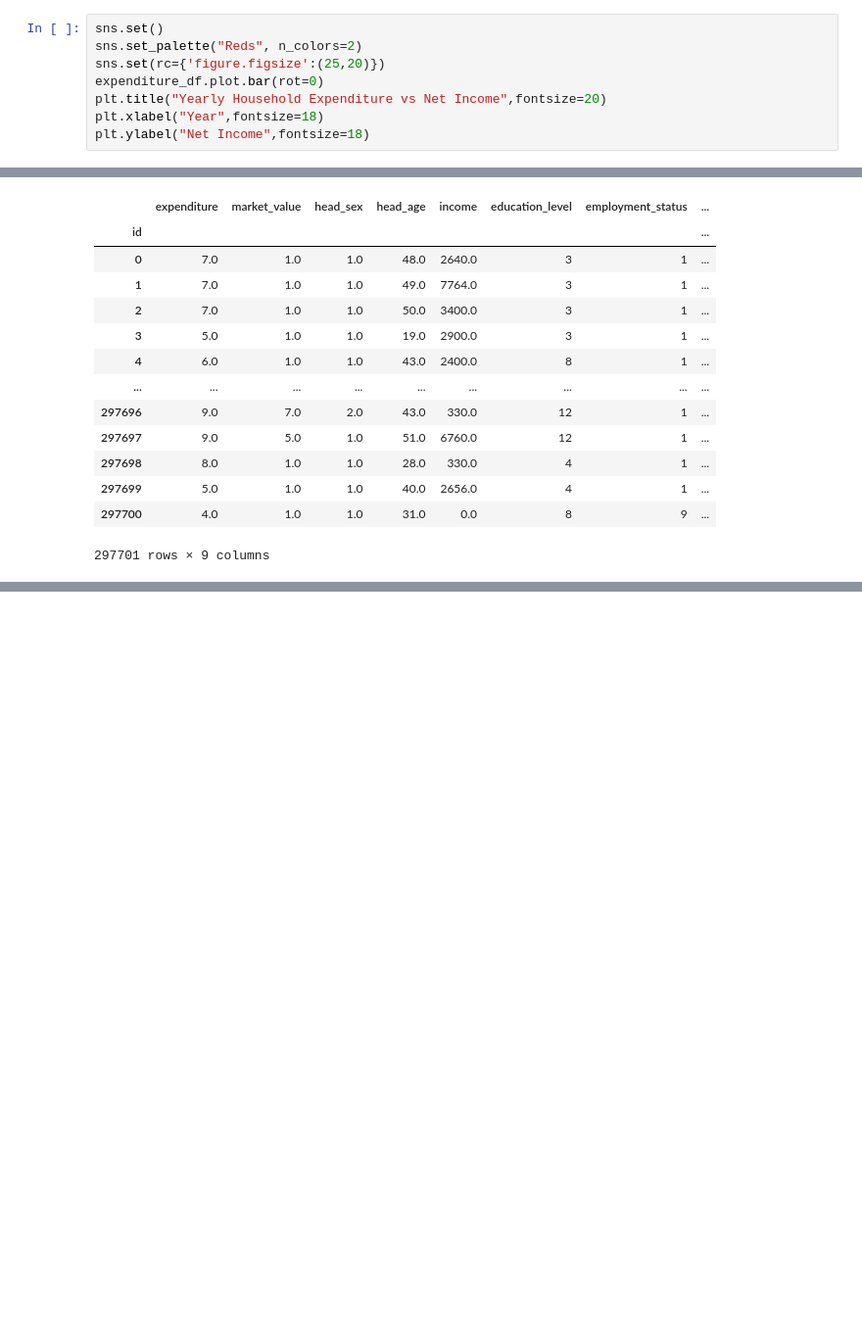
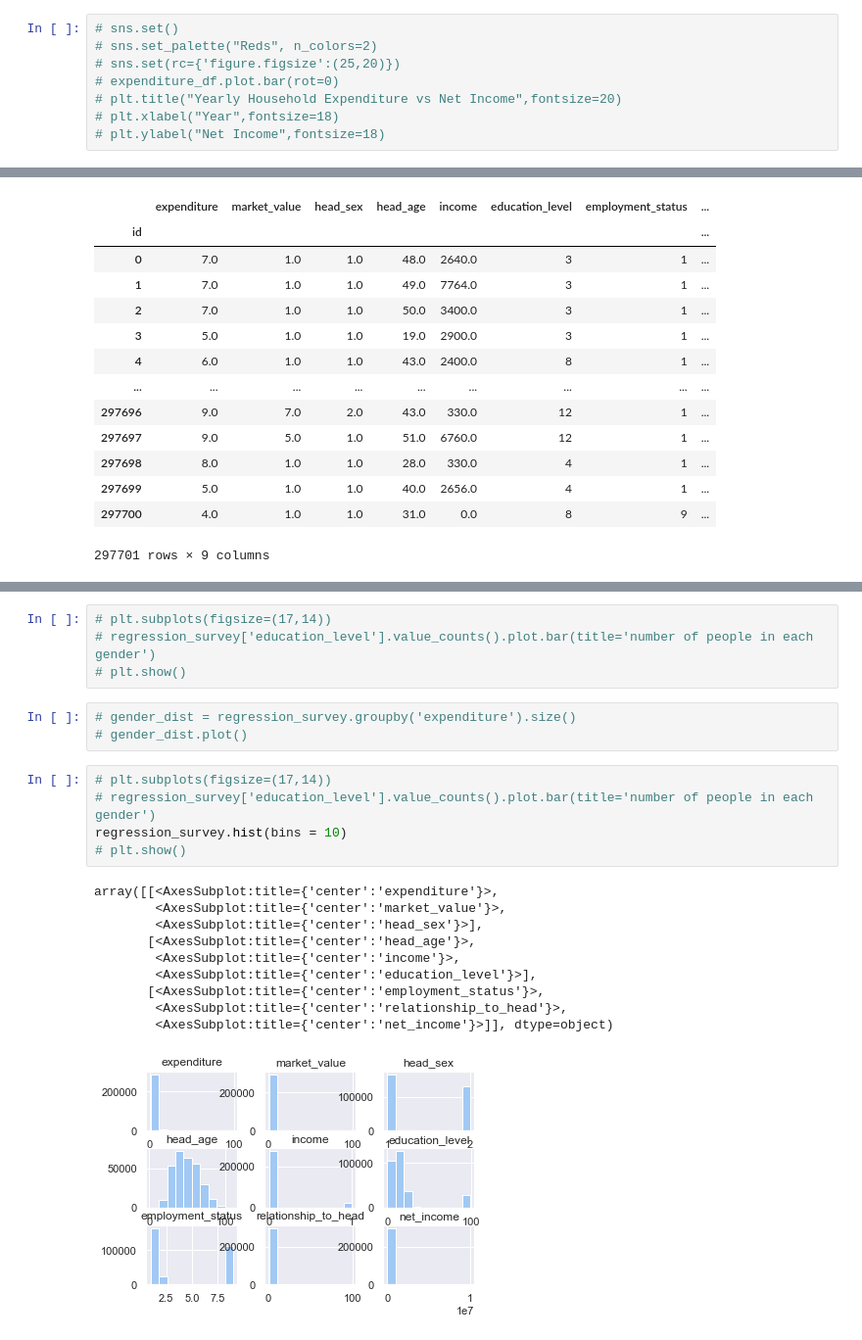
Before and after one commit to Five-Tackle-One/DAE-Mini-Project, a Jupyter notebook: General House Survey.ipynb, the cells around one changed output, grey strips where cells are left out. Shown at 98% size. Saved outputs shown, nothing was run; the diff lists cells and outputs as text; blank space fills up the shorter version.

```diff
--- a/General House Survey.ipynb
+++ b/General House Survey.ipynb
@@ -421,8 +468,8 @@ Text(0, 0.5, 'Mean Net Income')
 # %%
-sns.set()
-sns.set_palette("Reds", n_colors=2)
-sns.set(rc={'figure.figsize':(25,20)})
-expenditure_df.plot.bar(rot=0)
-plt.title("Yearly Household Expenditure vs Net Income",fontsize=20)
-plt.xlabel("Year",fontsize=18)
-plt.ylabel("Net Income",fontsize=18)
+# sns.set()
+# sns.set_palette("Reds", n_colors=2)
+# sns.set(rc={'figure.figsize':(25,20)})
+# expenditure_df.plot.bar(rot=0)
+# plt.title("Yearly Household Expenditure vs Net Income",fontsize=20)
+# plt.xlabel("Year",fontsize=18)
+# plt.ylabel("Net Income",fontsize=18)
@@ -734,0 +528,23 @@ NameError: name 'selected_data1' is not defined
+# %%
+# plt.subplots(figsize=(17,14))
+# regression_survey['education_level'].value_counts().plot.bar(title='number of people in each gender')
+# plt.show()
+# %%
+# gender_dist = regression_survey.groupby('expenditure').size()
+# gender_dist.plot()
+# %%
+# plt.subplots(figsize=(17,14))
+# regression_survey['education_level'].value_counts().plot.bar(title='number of people in each gender')
+regression_survey.hist(bins = 10)
+# plt.show()
+# %% [output]
+array([[<AxesSubplot:title={'center':'expenditure'}>,
+        <AxesSubplot:title={'center':'market_value'}>,
+        <AxesSubplot:title={'center':'head_sex'}>],
+       [<AxesSubplot:title={'center':'head_age'}>,
+        <AxesSubplot:title={'center':'income'}>,
+        <AxesSubplot:title={'center':'education_level'}>],
+       [<AxesSubplot:title={'center':'employment_status'}>,
+        <AxesSubplot:title={'center':'relationship_to_head'}>,
+        <AxesSubplot:title={'center':'net_income'}>]], dtype=object)
+[figure, added]
```
Also changed, not shown: parts of 94 cells of this notebook.
